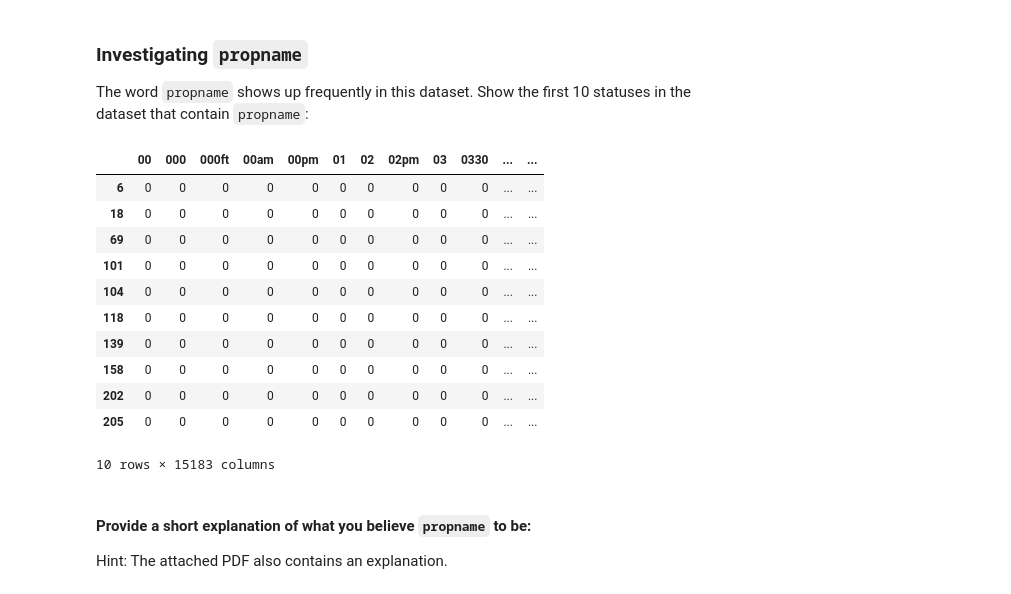
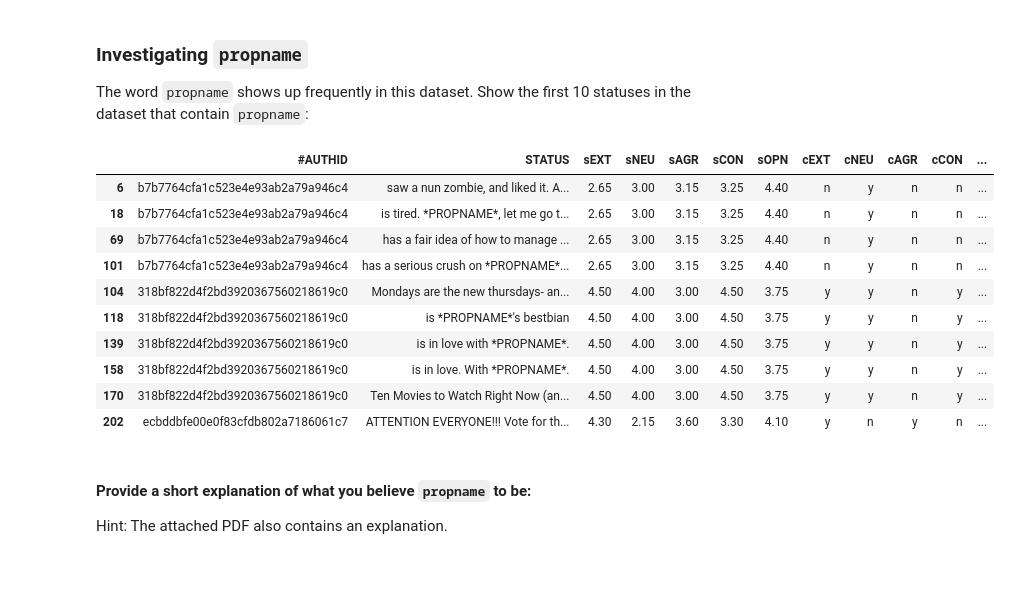
Before and after one commit to DavidMarmor/nlp_classification, a Jupyter notebook: labs/5.02-lab-nlp-eda-master/5.02-lab-nlp-eda-master/starter-code.ipynb, the cells around one changed output. Saved outputs shown, nothing was run; the diff lists cells and outputs as text; code cells hidden in the pictures.

```diff
--- a/labs/5.02-lab-nlp-eda-master/5.02-lab-nlp-eda-master/starter-code.ipynb
+++ b/labs/5.02-lab-nlp-eda-master/5.02-lab-nlp-eda-master/starter-code.ipynb
@@ -372,18 +370,17 @@ rslt_df = df[df['STATUS']]
-# %%
-rslt_df.head(10)
-# %% [output]
-|  | 00 | 000 | 000ft | 00am | 00pm | 01 | 02 | 02pm | 03 | 0330 | ... | ... |
-| 6 | 0 | 0 | 0 | 0 | 0 | 0 | 0 | 0 | 0 | 0 | ... | ... |
-| 18 | 0 | 0 | 0 | 0 | 0 | 0 | 0 | 0 | 0 | 0 | ... | ... |
-| 69 | 0 | 0 | 0 | 0 | 0 | 0 | 0 | 0 | 0 | 0 | ... | ... |
-| 101 | 0 | 0 | 0 | 0 | 0 | 0 | 0 | 0 | 0 | 0 | ... | ... |
-| 104 | 0 | 0 | 0 | 0 | 0 | 0 | 0 | 0 | 0 | 0 | ... | ... |
-| 118 | 0 | 0 | 0 | 0 | 0 | 0 | 0 | 0 | 0 | 0 | ... | ... |
-| 139 | 0 | 0 | 0 | 0 | 0 | 0 | 0 | 0 | 0 | 0 | ... | ... |
-| 158 | 0 | 0 | 0 | 0 | 0 | 0 | 0 | 0 | 0 | 0 | ... | ... |
-| 202 | 0 | 0 | 0 | 0 | 0 | 0 | 0 | 0 | 0 | 0 | ... | ... |
-| 205 | 0 | 0 | 0 | 0 | 0 | 0 | 0 | 0 | 0 | 0 | ... | ... |
-10 rows × 15183 columns
+# %%
+df[Xcv['propname'] !=0].head(10)
+# %% [output]
+|  | #AUTHID | STATUS | sEXT | sNEU | sAGR | sCON | sOPN | cEXT | cNEU | cAGR | cCON | ... |
+| 6 | b7b7764cfa1c523e4e93ab2a79a946c4 | saw a nun zombie, and liked it. A... | 2.65 | 3.00 | 3.15 | 3.25 | 4.40 | n | y | n | n | ... |
+| 18 | b7b7764cfa1c523e4e93ab2a79a946c4 | is tired. *PROPNAME*, let me go t... | 2.65 | 3.00 | 3.15 | 3.25 | 4.40 | n | y | n | n | ... |
+| 69 | b7b7764cfa1c523e4e93ab2a79a946c4 | has a fair idea of how to manage ... | 2.65 | 3.00 | 3.15 | 3.25 | 4.40 | n | y | n | n | ... |
+| 101 | b7b7764cfa1c523e4e93ab2a79a946c4 | has a serious crush on *PROPNAME*... | 2.65 | 3.00 | 3.15 | 3.25 | 4.40 | n | y | n | n | ... |
+| 104 | 318bf822d4f2bd3920367560218619c0 | Mondays are the new thursdays- an... | 4.50 | 4.00 | 3.00 | 4.50 | 3.75 | y | y | n | y | ... |
+| 118 | 318bf822d4f2bd3920367560218619c0 | is *PROPNAME*'s bestbian | 4.50 | 4.00 | 3.00 | 4.50 | 3.75 | y | y | n | y | ... |
+| 139 | 318bf822d4f2bd3920367560218619c0 | is in love with *PROPNAME*. | 4.50 | 4.00 | 3.00 | 4.50 | 3.75 | y | y | n | y | ... |
+| 158 | 318bf822d4f2bd3920367560218619c0 | is in love. With *PROPNAME*. | 4.50 | 4.00 | 3.00 | 4.50 | 3.75 | y | y | n | y | ... |
+| 170 | 318bf822d4f2bd3920367560218619c0 | Ten Movies to Watch Right Now (an... | 4.50 | 4.00 | 3.00 | 4.50 | 3.75 | y | y | n | y | ... |
+| 202 | ecbddbfe00e0f83cfdb802a7186061c7 | ATTENTION EVERYONE!!! Vote for th... | 4.30 | 2.15 | 3.60 | 3.30 | 4.10 | y | n | y | n | ... |
 # %% [markdown]
 #### Provide a short explanation of what you believe `propname` to be:
 
```
Also changed, not shown: parts of 15 cells of this notebook.
